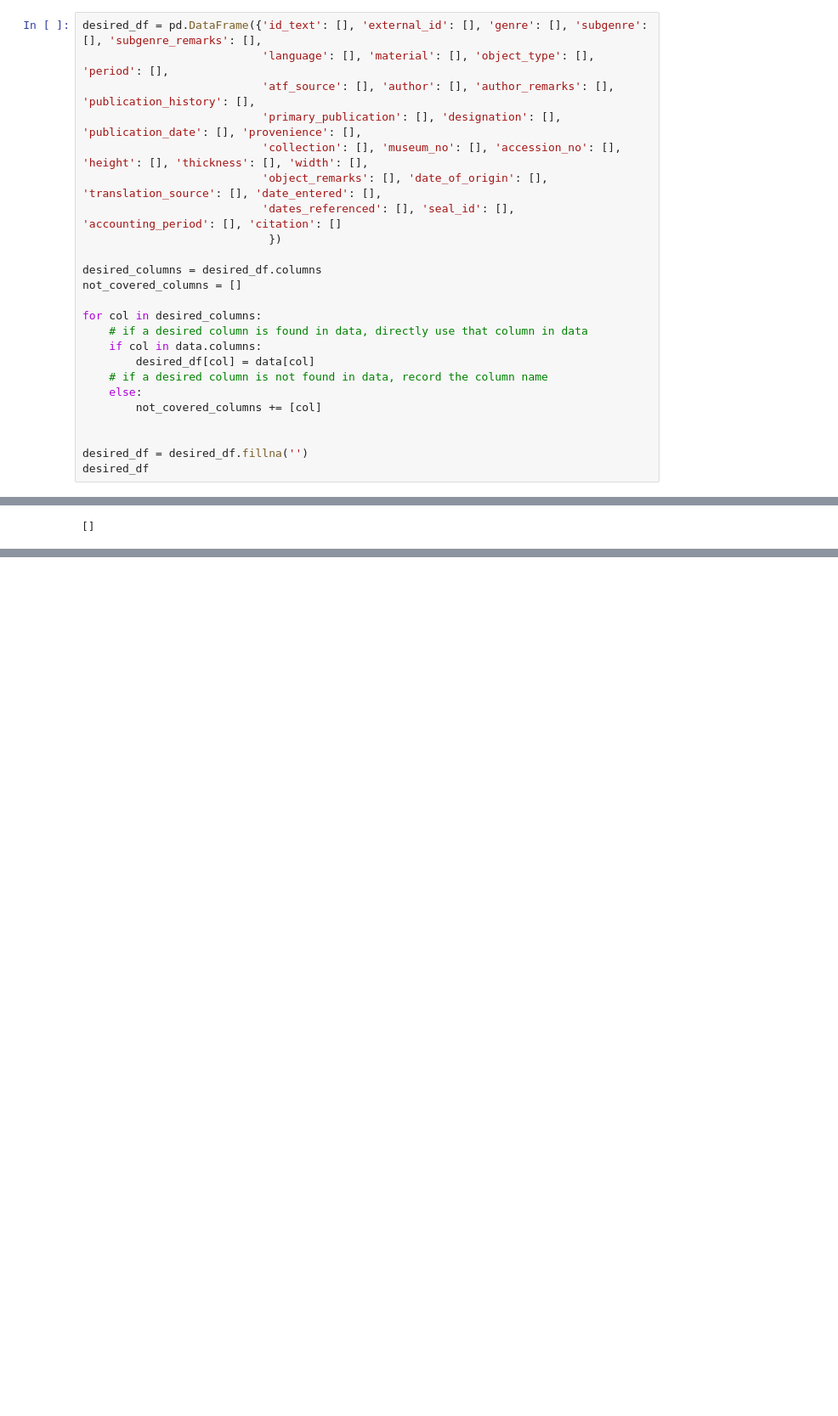
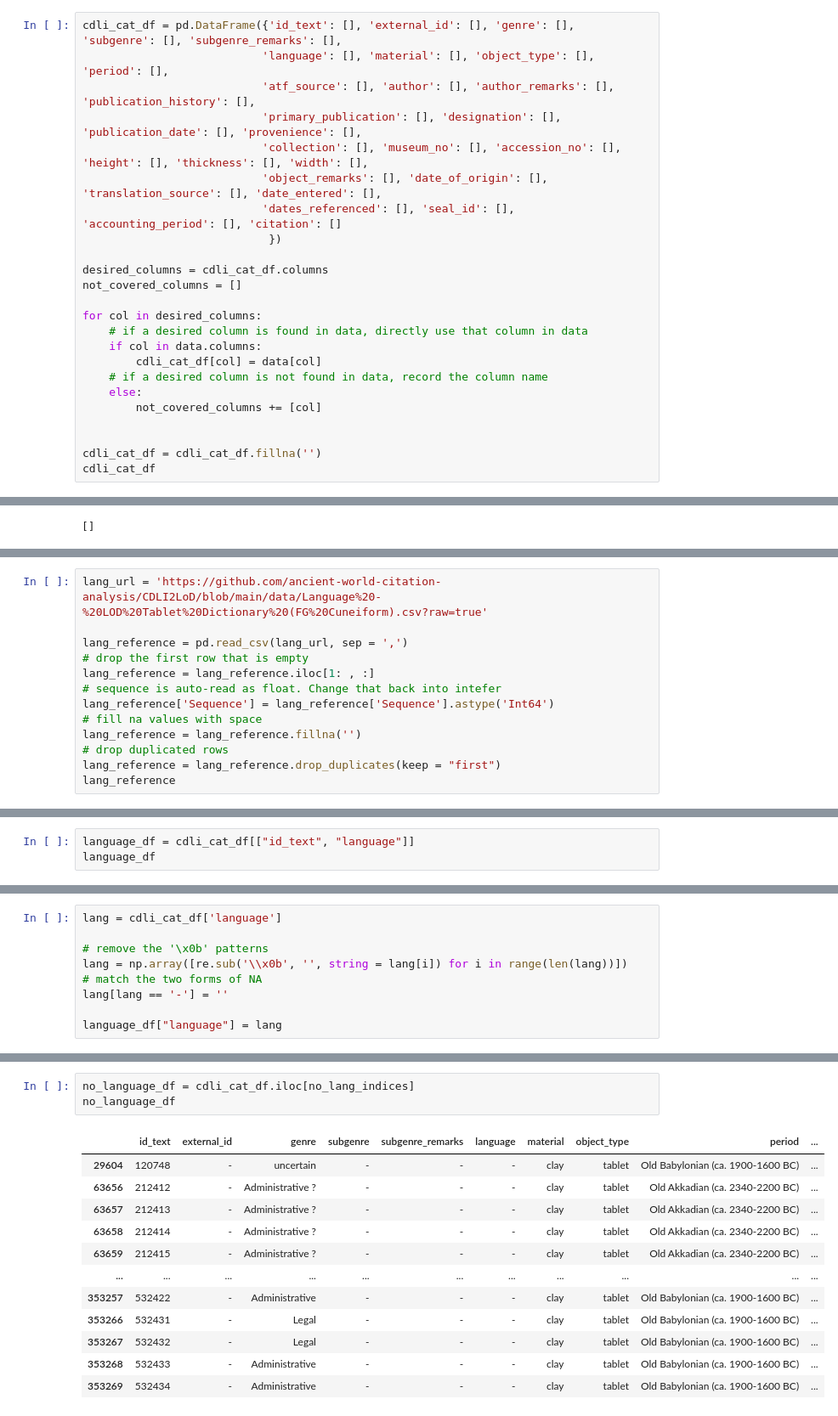
Before and after one commit to ancient-world-citation-analysis/CDLI2LoD, a Jupyter notebook: cdli_cat.ipynb, the cells around one changed output, grey strips where cells are left out. Shown: that part at 85% size. Cells and saved outputs as stored; diff of their text form; blank space fills up the shorter version.

```diff
--- a/cdli_cat.ipynb
+++ b/cdli_cat.ipynb
@@ -55,5 +87,5 @@ Create a `desired_df` made up with columns we want, following the [CDLI_wikidata
 # %%
-desired_df = pd.DataFrame({'id_text': [], 'external_id': [], 'genre': [], 'subgenre': [], 'subgenre_remarks': [],
+cdli_cat_df = pd.DataFrame({'id_text': [], 'external_id': [], 'genre': [], 'subgenre': [], 'subgenre_remarks': [],
                            'language': [], 'material': [], 'object_type': [], 'period': [],
                            'atf_source': [], 'author': [], 'author_remarks': [], 'publication_history': [],
                            'primary_publication': [], 'designation': [], 'publication_date': [], 'provenience': [],
@@ -62,20 +94,20 @@ desired_df = pd.DataFrame({'id_text': [], 'external_id': [], 'genre': [], 'subge
                            'dates_referenced': [], 'seal_id': [], 'accounting_period': [], 'citation': []
                             })
 
-desired_columns = desired_df.columns
+desired_columns = cdli_cat_df.columns
 not_covered_columns = []
 
 for col in desired_columns:
     # if a desired column is found in data, directly use that column in data
     if col in data.columns:
-        desired_df[col] = data[col]
+        cdli_cat_df[col] = data[col]
     # if a desired column is not found in data, record the column name
     else:
         not_covered_columns += [col]
 
 
-desired_df = desired_df.fillna('')
-desired_df
+cdli_cat_df = cdli_cat_df.fillna('')
+cdli_cat_df
 # %% [output]
 |  | id_text | external_id | genre | subgenre | subgenre_remarks | language | material | object_type | period | ... |
 | 0 | 1 | - | Lexical | Archaic Lu2 A (witness) | - | undetermined | clay | tablet | Uruk III (ca. 3200-3000 BC) | ... |
@@ -205,0 +142,13 @@ array(['Uruk (mod. Warka)', 'uncertain (mod. Jemdet Nasr)',
+# %%
+lang_url = 'https://github.com/ancient-world-citation-analysis/CDLI2LoD/blob/main/data/Language%20-%20LOD%20Tablet%20Dictionary%20(FG%20Cuneiform).csv?raw=true'
+
+lang_reference = pd.read_csv(lang_url, sep = ',')
+# drop the first row that is empty
+lang_reference = lang_reference.iloc[1: , :]
+# sequence is auto-read as float. Change that back into intefer
+lang_reference['Sequence'] = lang_reference['Sequence'].astype('Int64')
+# fill na values with space
+lang_reference = lang_reference.fillna('')
+# drop duplicated rows
+lang_reference = lang_reference.drop_duplicates(keep = "first")
+lang_reference
@@ -205,0 +181,3 @@ array(['Uruk (mod. Warka)', 'uncertain (mod. Jemdet Nasr)',
+# %%
+language_df = cdli_cat_df[["id_text", "language"]]
+language_df
@@ -205,0 +218,9 @@ array(['Uruk (mod. Warka)', 'uncertain (mod. Jemdet Nasr)',
+# %%
+lang = cdli_cat_df['language']
+
+# remove the '\x0b' patterns
+lang = np.array([re.sub('\\x0b', '', string = lang[i]) for i in range(len(lang))])
+# match the two forms of NA
+lang[lang == '-'] = ''
+
+language_df["language"] = lang
@@ -205,0 +354,16 @@ array(['Uruk (mod. Warka)', 'uncertain (mod. Jemdet Nasr)',
+# %%
+no_language_df = cdli_cat_df.iloc[no_lang_indices]
+no_language_df
+# %% [output]
+|  | id_text | external_id | genre | subgenre | subgenre_remarks | language | material | object_type | period | ... |
+| 29604 | 120748 | - | uncertain | - | - | - | clay | tablet | Old Babylonian (ca. 1900-1600 BC) | ... |
+| 63656 | 212412 | - | Administrative ? | - | - | - | clay | tablet | Old Akkadian (ca. 2340-2200 BC) | ... |
+| 63657 | 212413 | - | Administrative ? | - | - | - | clay | tablet | Old Akkadian (ca. 2340-2200 BC) | ... |
+| 63658 | 212414 | - | Administrative ? | - | - | - | clay | tablet | Old Akkadian (ca. 2340-2200 BC) | ... |
+| 63659 | 212415 | - | Administrative ? | - | - | - | clay | tablet | Old Akkadian (ca. 2340-2200 BC) | ... |
+| ... | ... | ... | ... | ... | ... | ... | ... | ... | ... | ... |
+| 353257 | 532422 | - | Administrative | - | - | - | clay | tablet | Old Babylonian (ca. 1900-1600 BC) | ... |
+| 353266 | 532431 | - | Legal | - | - | - | clay | tablet | Old Babylonian (ca. 1900-1600 BC) | ... |
+| 353267 | 532432 | - | Legal | - | - | - | clay | tablet | Old Babylonian (ca. 1900-1600 BC) | ... |
+| 353268 | 532433 | - | Administrative | - | - | - | clay | tablet | Old Babylonian (ca. 1900-1600 BC) | ... |
+| 353269 | 532434 | - | Administrative | - | - | - | clay | tablet | Old Babylonian (ca. 1900-1600 BC) | ... |
```
Also changed, not shown: parts of 57 cells of this notebook.
